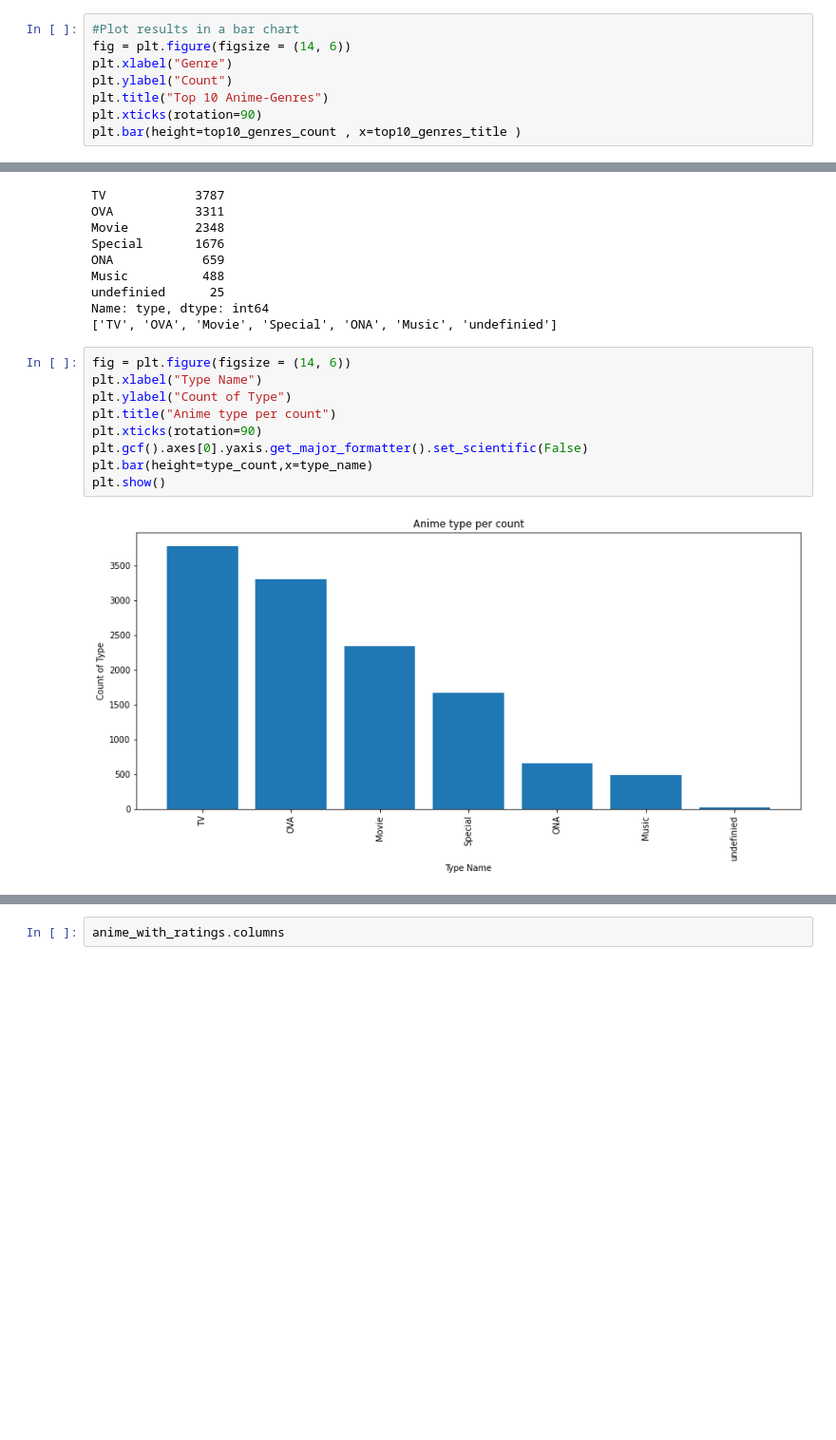
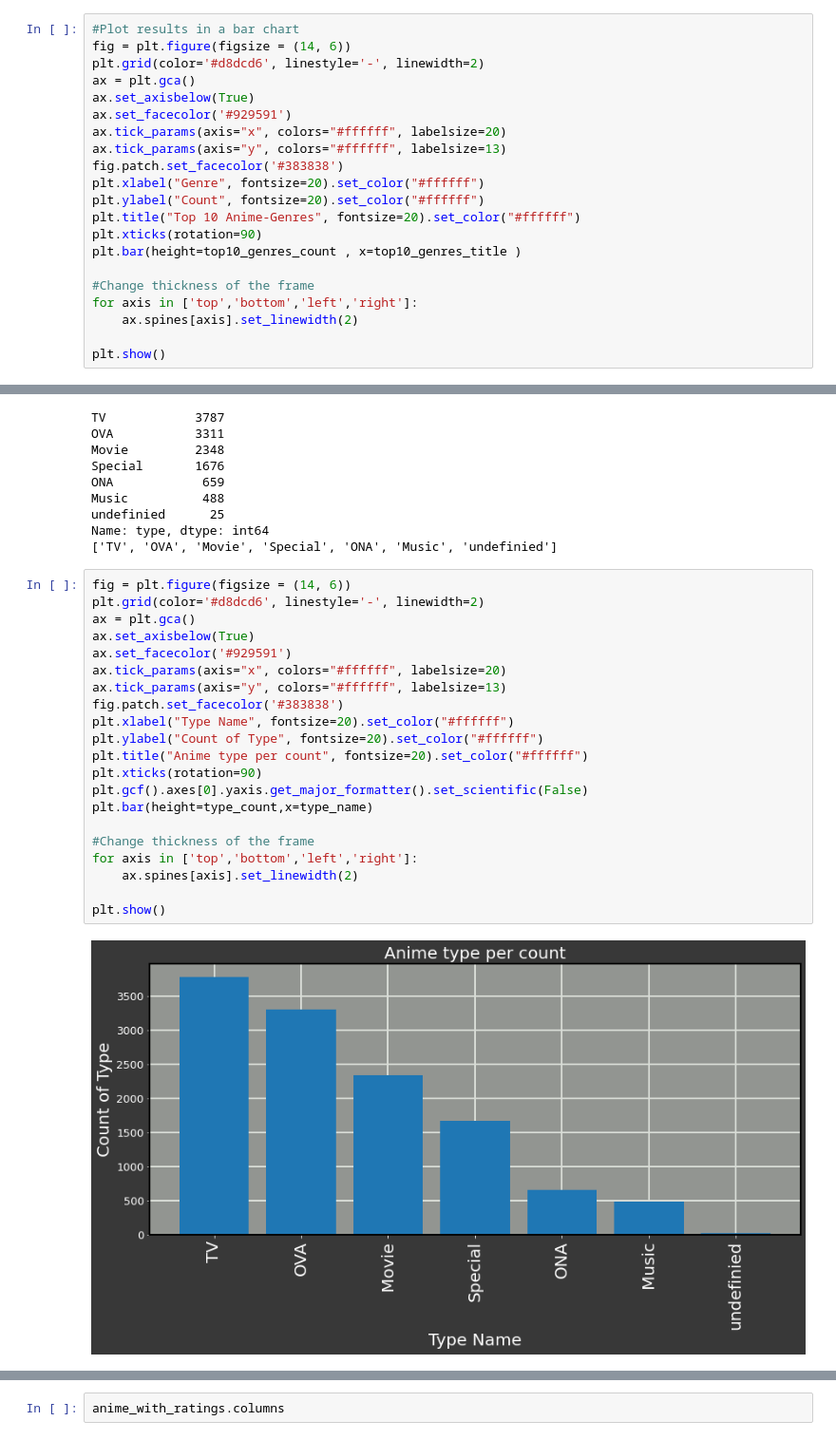
Before and after one commit to PatchFramework/data-exploration-project, a Jupyter notebook: data_exploration_anime_recommendation.ipynb, the cells around one changed output, grey strips where cells are left out. Shown at 95% size. Drawn from its saved outputs; the diff is of its cells as text; blank space fills up the shorter version.

```diff
--- a/data_exploration_anime_recommendation.ipynb
+++ b/data_exploration_anime_recommendation.ipynb
@@ -427,9 +401,22 @@ top10_genres_count = [ x[1] for x in top10_genres ]
 # %%
 #Plot results in a bar chart
 fig = plt.figure(figsize = (14, 6))
-plt.xlabel("Genre")
-plt.ylabel("Count")
-plt.title("Top 10 Anime-Genres")
+plt.grid(color='#d8dcd6', linestyle='-', linewidth=2)
+ax = plt.gca()
+ax.set_axisbelow(True)
+ax.set_facecolor('#929591')
+ax.tick_params(axis="x", colors="#ffffff", labelsize=20)
+ax.tick_params(axis="y", colors="#ffffff", labelsize=13)
+fig.patch.set_facecolor('#383838')
+plt.xlabel("Genre", fontsize=20).set_color("#ffffff")
+plt.ylabel("Count", fontsize=20).set_color("#ffffff")
+plt.title("Top 10 Anime-Genres", fontsize=20).set_color("#ffffff")
 plt.xticks(rotation=90)
 plt.bar(height=top10_genres_count , x=top10_genres_title )
+
+#Change thickness of the frame
+for axis in ['top','bottom','left','right']:
+    ax.spines[axis].set_linewidth(2)
+
+plt.show()
 # %% [output]
@@ -456,15 +442,27 @@ Name: type, dtype: int64
 ['TV', 'OVA', 'Movie', 'Special', 'ONA', 'Music', 'undefinied']
 # %%
 fig = plt.figure(figsize = (14, 6))
-plt.xlabel("Type Name")
-plt.ylabel("Count of Type")
-plt.title("Anime type per count")
+plt.grid(color='#d8dcd6', linestyle='-', linewidth=2)
+ax = plt.gca()
+ax.set_axisbelow(True)
+ax.set_facecolor('#929591')
+ax.tick_params(axis="x", colors="#ffffff", labelsize=20)
+ax.tick_params(axis="y", colors="#ffffff", labelsize=13)
+fig.patch.set_facecolor('#383838')
+plt.xlabel("Type Name", fontsize=20).set_color("#ffffff")
+plt.ylabel("Count of Type", fontsize=20).set_color("#ffffff")
+plt.title("Anime type per count", fontsize=20).set_color("#ffffff")
 plt.xticks(rotation=90)
 plt.gcf().axes[0].yaxis.get_major_formatter().set_scientific(False)
 plt.bar(height=type_count,x=type_name)
+
+#Change thickness of the frame
+for axis in ['top','bottom','left','right']:
+    ax.spines[axis].set_linewidth(2)
+
 plt.show()
 # %% [output]
-[figure, old version]
+[figure, new version]
 # %%
 #Count Episodes in Type TV / How many Series got a specific amount of episodes?
 # Use the anime dataframe with unique entries
```
Also changed, not shown: parts of 34 cells of this notebook.
